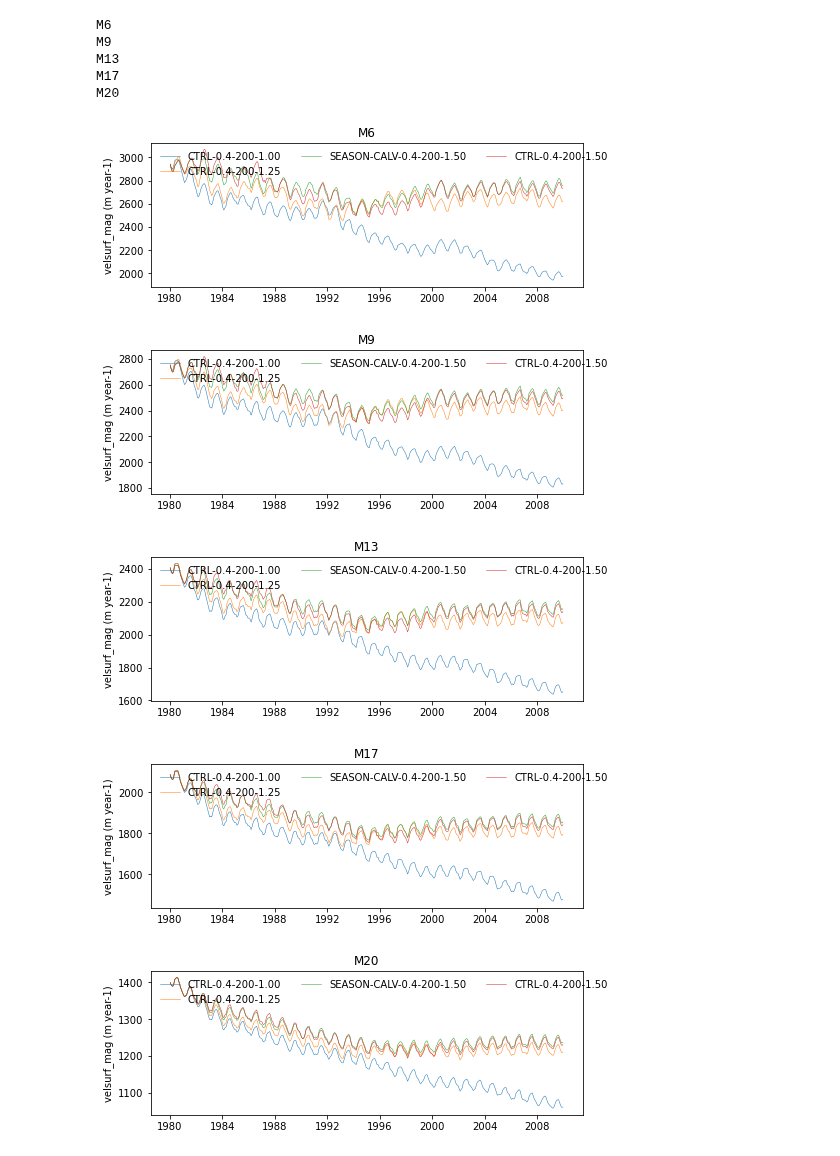
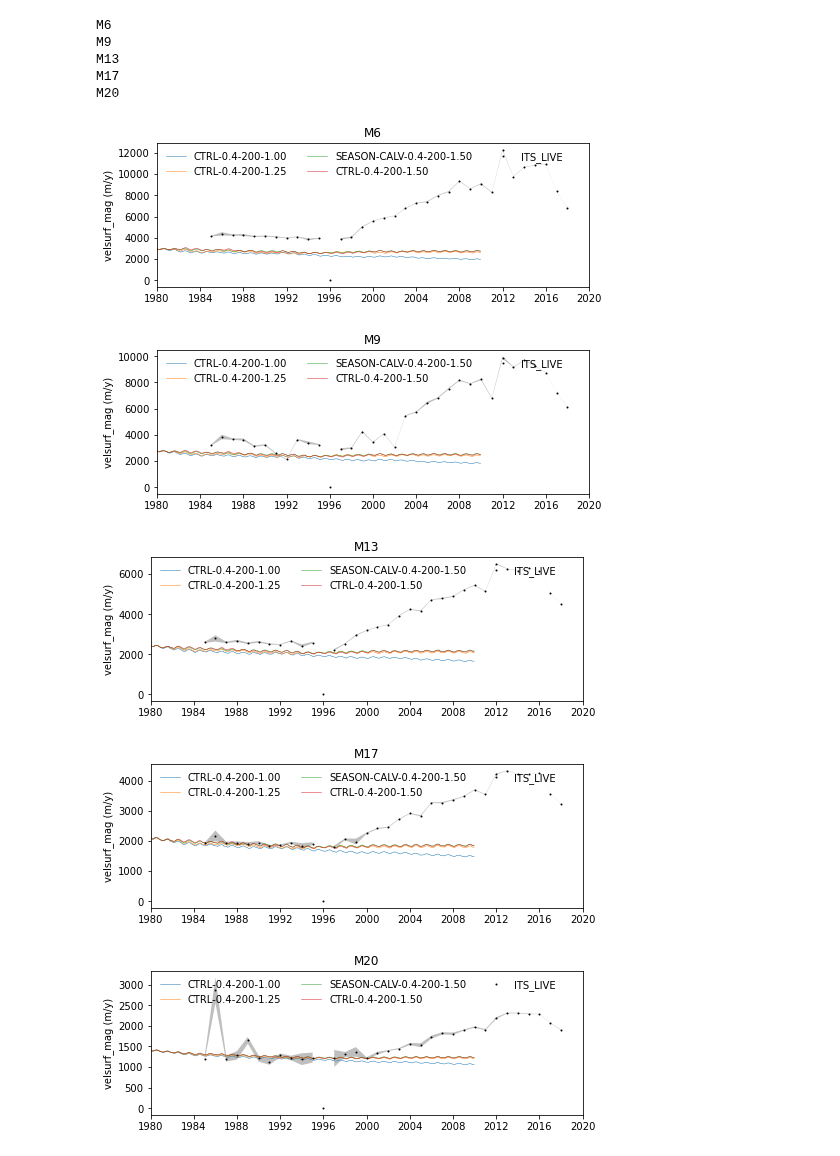
Before and after one commit to pism/pism-greenland, a Jupyter notebook: notebooks/jib_analysis.ipynb, the cells around one changed output. Cells and saved outputs as stored; diff of their text form; code cells hidden in the pictures.

```diff
--- a/notebooks/jib_analysis.ipynb
+++ b/notebooks/jib_analysis.ipynb
@@ -27,13 +34,13 @@ TypeError: tuple indices must be integers or slices, not str
 # %%
-run ../util/plot_timeseries.py ../historical/2021_12_ctrl/profiles/gps_stations_ex_jib_g600m_v1_RAGIS_id_*
+run ../util/plot_timeseries.py --obs_file ../data_sets/velocities/profiles/gps_stations_GRE_G0240_1985_2018.nc ../historical/2021_12_ctrl/profiles/gps_stations_ex_jib_g600m_v1_RAGIS_id_*
 # %% [output]
 M6
 M9
 M13
 M17
 M20
-[figure, old version]
+[figure, new version]
-[figure, old version]
+[figure, new version]
-[figure, old version]
+[figure, new version]
-[figure, old version]
+[figure, new version]
-[figure, old version]
+[figure, new version]
```
Also changed, not shown: parts of 37 cells of this notebook, 6 other files.
